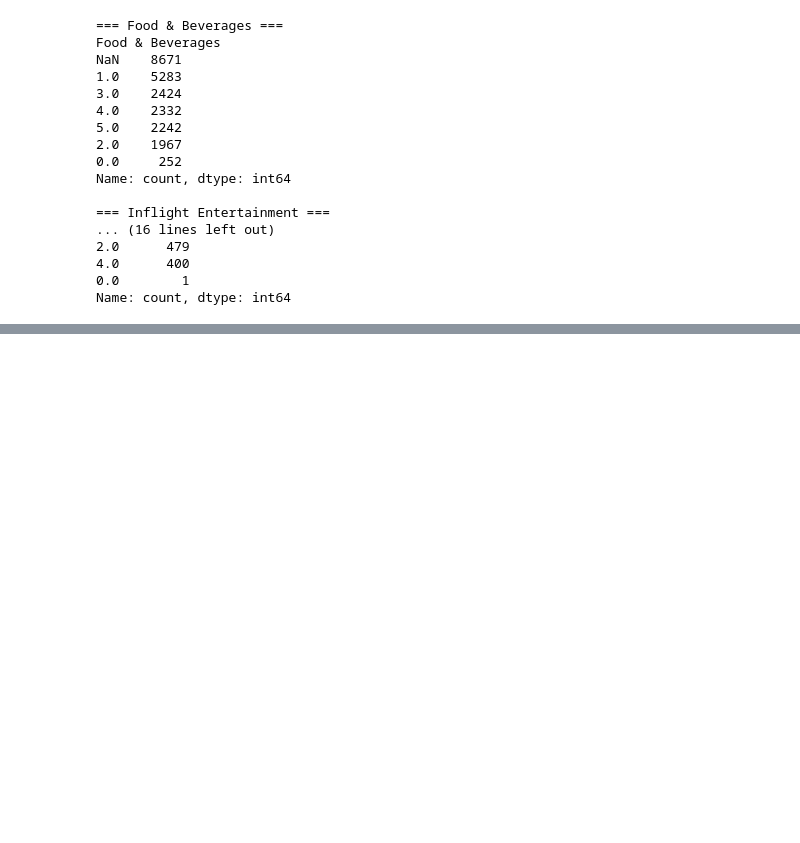
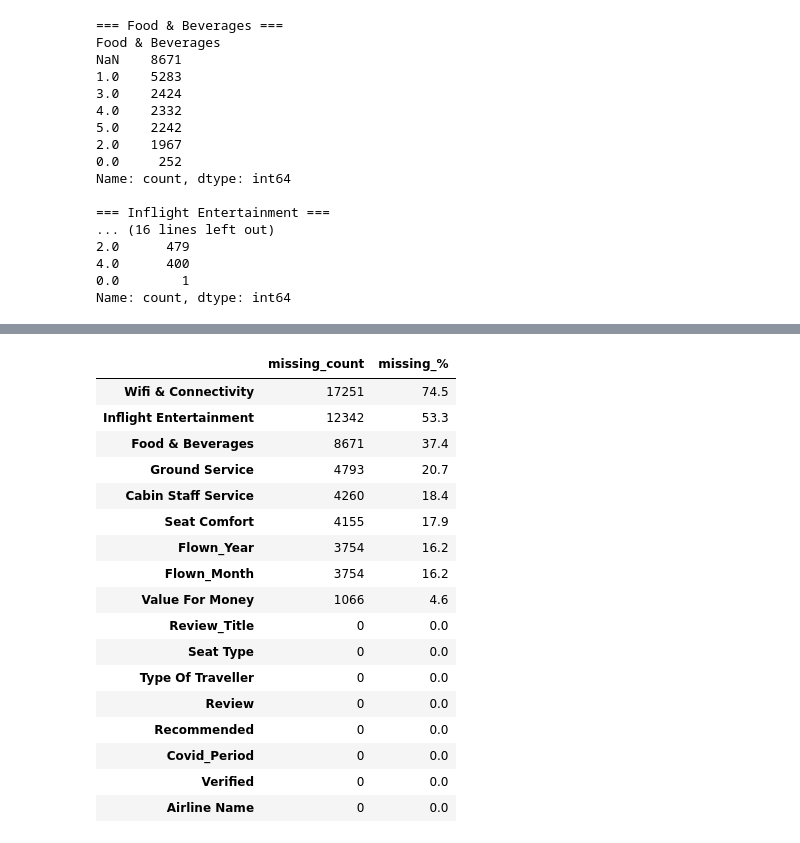
Before and after one commit to MonicaJang/Airline-Review-Sentiment-Classifier, a Jupyter notebook: 2_src/01_eda_cleaning.ipynb, the cells around one changed output, grey strips where cells are left out. Drawn from its saved outputs; the diff is of its cells as text; code cells hidden in the pictures; blank space fills up the shorter version.

```diff
--- a/2_src/01_eda_cleaning.ipynb
+++ b/2_src/01_eda_cleaning.ipynb
@@ -348,0 +364,20 @@ Name: count, dtype: int64
+# %%
+# 3.2 Handle Missing Values in Categorical Columns
+
+# Date Flown: missing → covid_period = 0 (cannot determine, treated as non-COVID)
+df['Date Flown'] = pd.to_datetime(df['Date Flown'], format='%B %Y', errors='coerce')
+df['Covid_Period'] = df['Date Flown'].dt.year.isin([2020, 2021, 2022]).astype(int)
+
+# Type Of Traveller: missing → 'Unknown' (to be used in Encoding later)
+df['Type Of Traveller'] = df['Type Of Traveller'].fillna('Unknown')
+
+# Seat Type: missing → 'Unknown' (to be used in Encoding later)
+df['Seat Type'] = df['Seat Type'].fillna('Unknown')
+
+# Verify
+print("=== Type Of Traveller ===")
+print(df['Type Of Traveller'].value_counts(dropna=False))
+print("\n=== Seat Type ===")
+print(df['Seat Type'].value_counts(dropna=False))
+print("\n=== COVID Period ===")
+print(df['Covid_Period'].value_counts(dropna=False))
@@ -348,0 +402,35 @@ Name: count, dtype: int64
+# %%
+# 3.3 Data Type Change
+
+# Recommended: yes → 1, no → 0
+df['Recommended'] = df['Recommended'].map({'yes': 1, 'no': 0})
+
+# Date Flown
+df['Flown_Year'] = df['Date Flown'].dt.year.astype('Int64')
+df['Flown_Month'] = df['Date Flown'].dt.month.astype('Int64')
+df = df.drop(columns=["Date Flown"])
+
+# Verify
+missing = df.isnull().sum()
+missing_pct = (df.isnull().sum() / len(df) * 100).round(1)
+missing_df = pd.DataFrame({'missing_count': missing, 'missing_%': missing_pct})
+missing_df.sort_values('missing_%', ascending=False)
+# %% [output]
+|  | missing_count | missing_% |
+| Wifi & Connectivity | 17251 | 74.5 |
+| Inflight Entertainment | 12342 | 53.3 |
+| Food & Beverages | 8671 | 37.4 |
+| Ground Service | 4793 | 20.7 |
+| Cabin Staff Service | 4260 | 18.4 |
+| Seat Comfort | 4155 | 17.9 |
+| Flown_Year | 3754 | 16.2 |
+| Flown_Month | 3754 | 16.2 |
+| Value For Money | 1066 | 4.6 |
+| Review_Title | 0 | 0.0 |
+| Seat Type | 0 | 0.0 |
+| Type Of Traveller | 0 | 0.0 |
+| Review | 0 | 0.0 |
+| Recommended | 0 | 0.0 |
+| Covid_Period | 0 | 0.0 |
+| Verified | 0 | 0.0 |
+| Airline Name | 0 | 0.0 |
```
Also changed, not shown: parts of 15 cells of this notebook, 2 other files.
